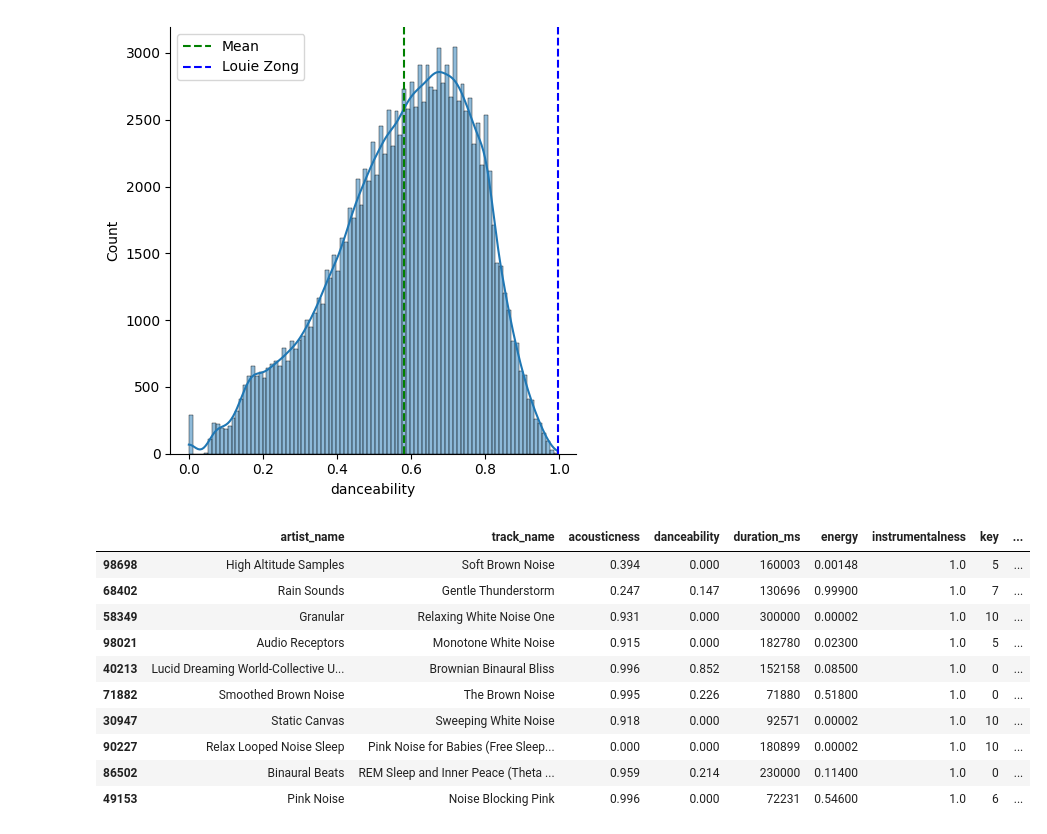
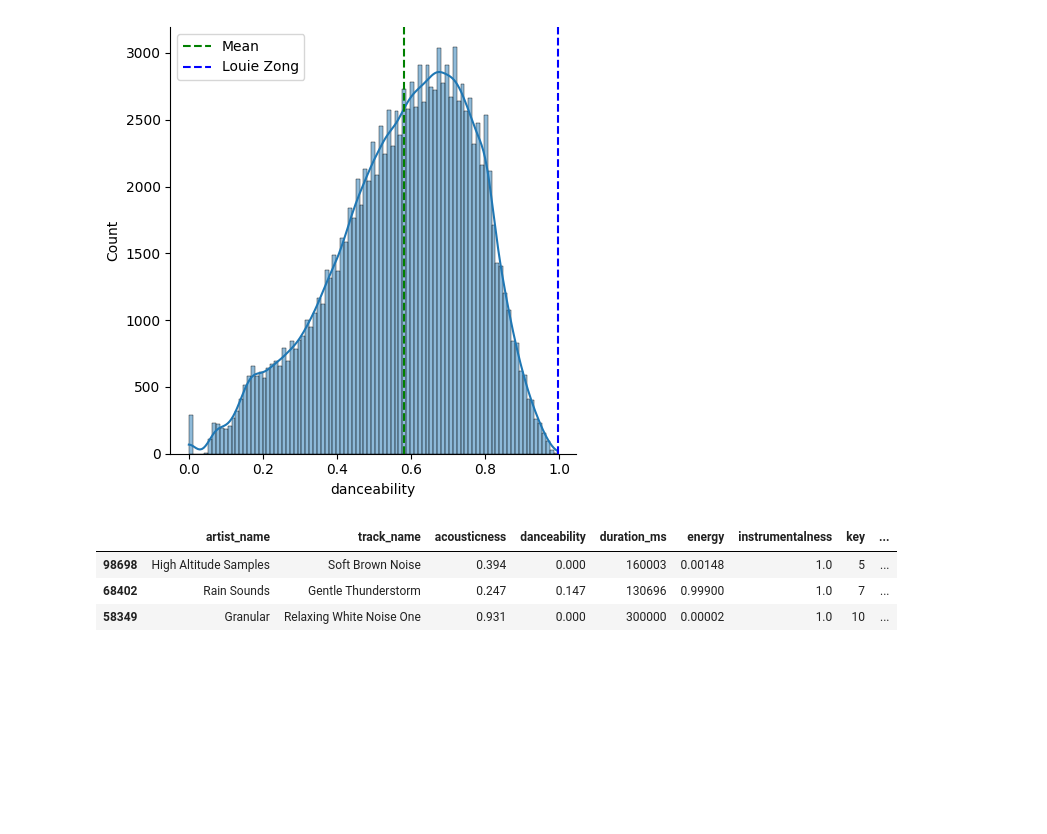
Before and after one commit to Yusuf-Cizlasmak/Exploratory-Data-Analysis, a Jupyter notebook: Spotify/Spotify.ipynb, the cells around one changed output. Cells and saved outputs as stored; diff of their text form; code cells hidden in the pictures; blank space fills up the shorter version.

```diff
--- a/Spotify/Spotify.ipynb
+++ b/Spotify/Spotify.ipynb
@@ -216,16 +218,9 @@ plt.show()
 # %%
 #En iyi 10 enstrümental parça
 data.sort_values(by='instrumentalness'
-    ,ascending=False)[:10]
+    ,ascending=False)[:3]
 # %% [output]
 |  | artist_name | track_name | acousticness | danceability | duration_ms | energy | instrumentalness | key | ... |
 | 98698 | High Altitude Samples | Soft Brown Noise | 0.394 | 0.000 | 160003 | 0.00148 | 1.0 | 5 | ... |
 | 68402 | Rain Sounds | Gentle Thunderstorm | 0.247 | 0.147 | 130696 | 0.99900 | 1.0 | 7 | ... |
 | 58349 | Granular | Relaxing White Noise One | 0.931 | 0.000 | 300000 | 0.00002 | 1.0 | 10 | ... |
-| 98021 | Audio Receptors | Monotone White Noise | 0.915 | 0.000 | 182780 | 0.02300 | 1.0 | 5 | ... |
-| 40213 | Lucid Dreaming World-Collective U... | Brownian Binaural Bliss | 0.996 | 0.852 | 152158 | 0.08500 | 1.0 | 0 | ... |
-| 71882 | Smoothed Brown Noise | The Brown Noise | 0.995 | 0.226 | 71880 | 0.51800 | 1.0 | 0 | ... |
-| 30947 | Static Canvas | Sweeping White Noise | 0.918 | 0.000 | 92571 | 0.00002 | 1.0 | 10 | ... |
-| 90227 | Relax Looped Noise Sleep | Pink Noise for Babies (Free Sleep... | 0.000 | 0.000 | 180899 | 0.00002 | 1.0 | 10 | ... |
-| 86502 | Binaural Beats | REM Sleep and Inner Peace (Theta ... | 0.959 | 0.214 | 230000 | 0.11400 | 1.0 | 0 | ... |
-| 49153 | Pink Noise | Noise Blocking Pink | 0.996 | 0.000 | 72231 | 0.54600 | 1.0 | 6 | ... |
```
Also changed, not shown: parts of 19 cells of this notebook.
